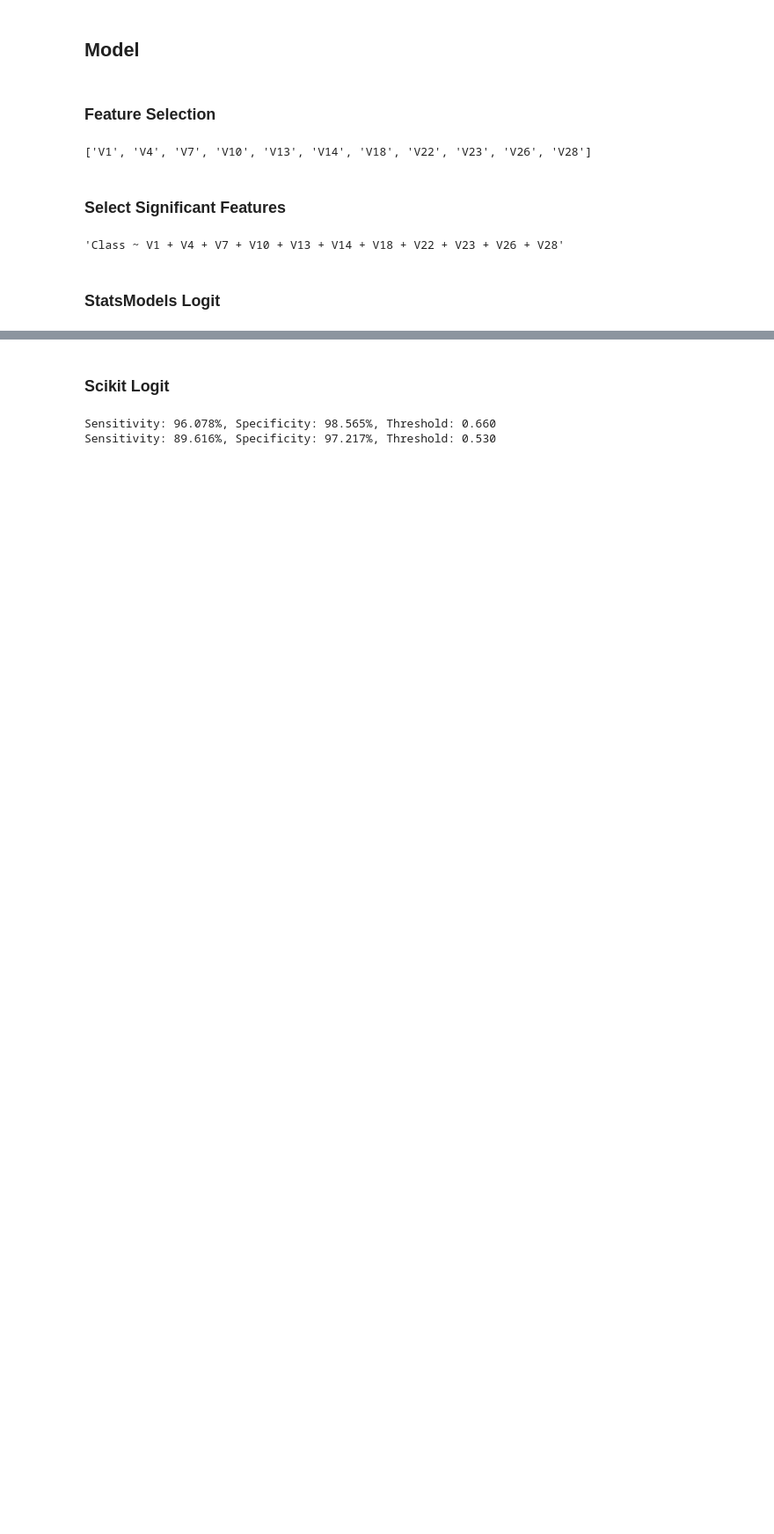
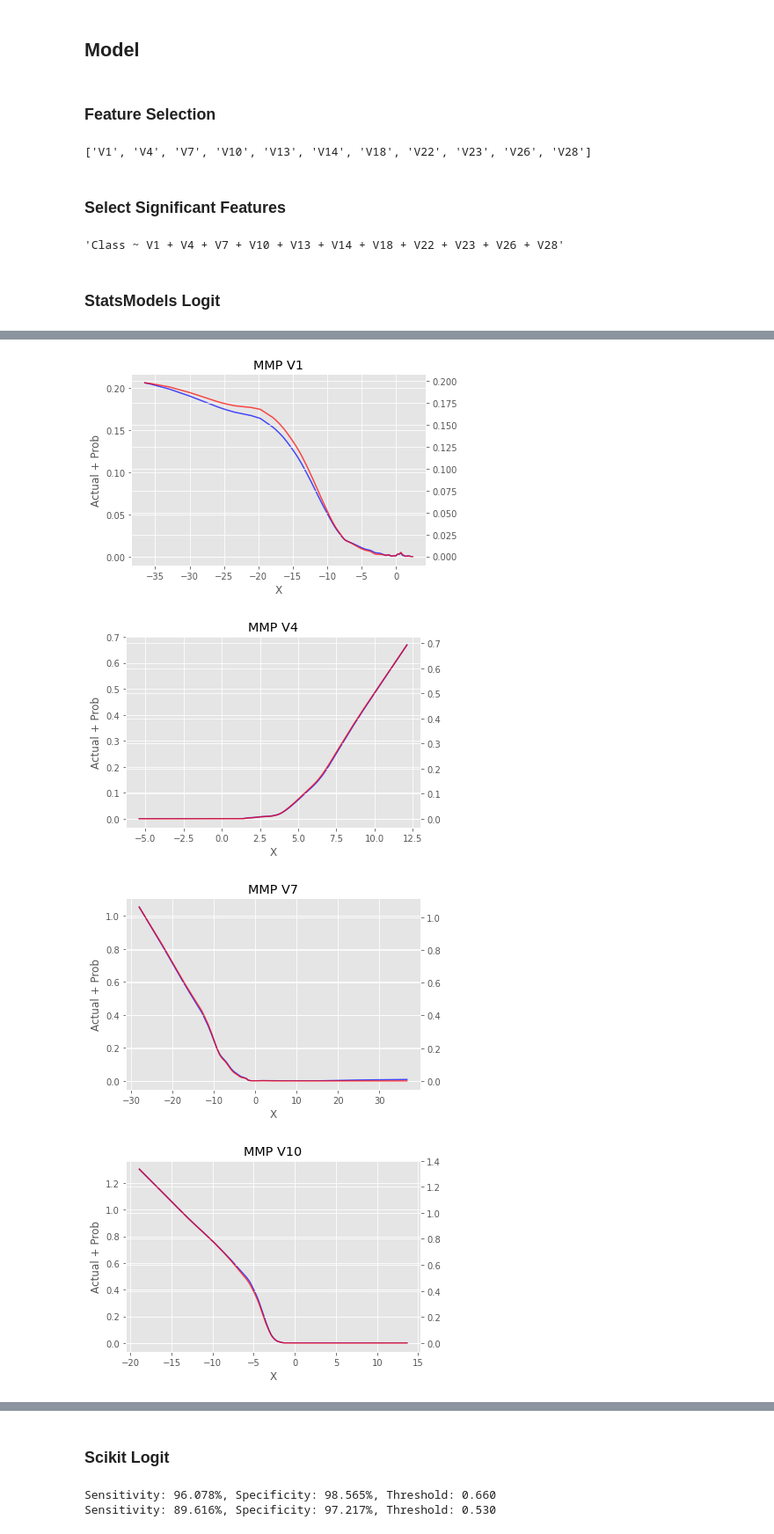
Before and after one commit to jbonfardeci/fraud-rare-event-model, a Jupyter notebook: Fraud-Detection-Rare-Events.ipynb, the cells around one changed output, grey strips where cells are left out. Shown at 88% size. Cells and saved outputs as stored; diff of their text form; code cells hidden in the pictures; blank space fills up the shorter version.

```diff
--- a/Fraud-Detection-Rare-Events.ipynb
+++ b/Fraud-Detection-Rare-Events.ipynb
@@ -27,6 +30,26 @@ from imblearn.over_sampling import RandomOverSampler
 # %% [markdown]
 ## Utility Functions
 # %%
+from statsmodels.nonparametric.smoothers_lowess import lowess
+
+def mmp(x, prob, actual, title):
+    yhat = lowess(endog=prob, exog=x, frac=.2, it=0)
+    x1 = yhat[:,0]
+    y1 = yhat[:,1]
+
+    Y = lowess(endog=actual, exog=x, frac=.2, it=0)
+    x2 = Y[:,0]
+    y2 = Y[:,1]
+
+    fig1, ax1 = plt.subplots()
+    ax2 = ax1.twinx()
+    ax1.plot(x1, y1, color='blue', alpha=0.7)
+    ax2.plot(x2, y2, color='red', alpha=0.7)
+    ax1.set_title(title)
+    ax1.set_ylabel('Actual + Prob')
+    ax1.set_xlabel('X')
+    plt.show()
+
 def get_elasticnet(X, y, column_names, max_iter=10000):
     """
     Select significant variables according to Elastic Net.
@@ -340,0 +358,9 @@ Sensitivity: 96.078%, Specificity: 98.561%, Threshold: 0.660
+# %%
+for col in df_val.columns:
+    if col != 'Class':
+        mmp(df_val[col], df_val.prob, df_val.Class, 'MMP '+col)
+# %% [output]
+[figure, added]
+[figure, added]
+[figure, added]
+[figure, added]
```
Also changed, not shown: parts of 12 cells of this notebook, 2 other files.
